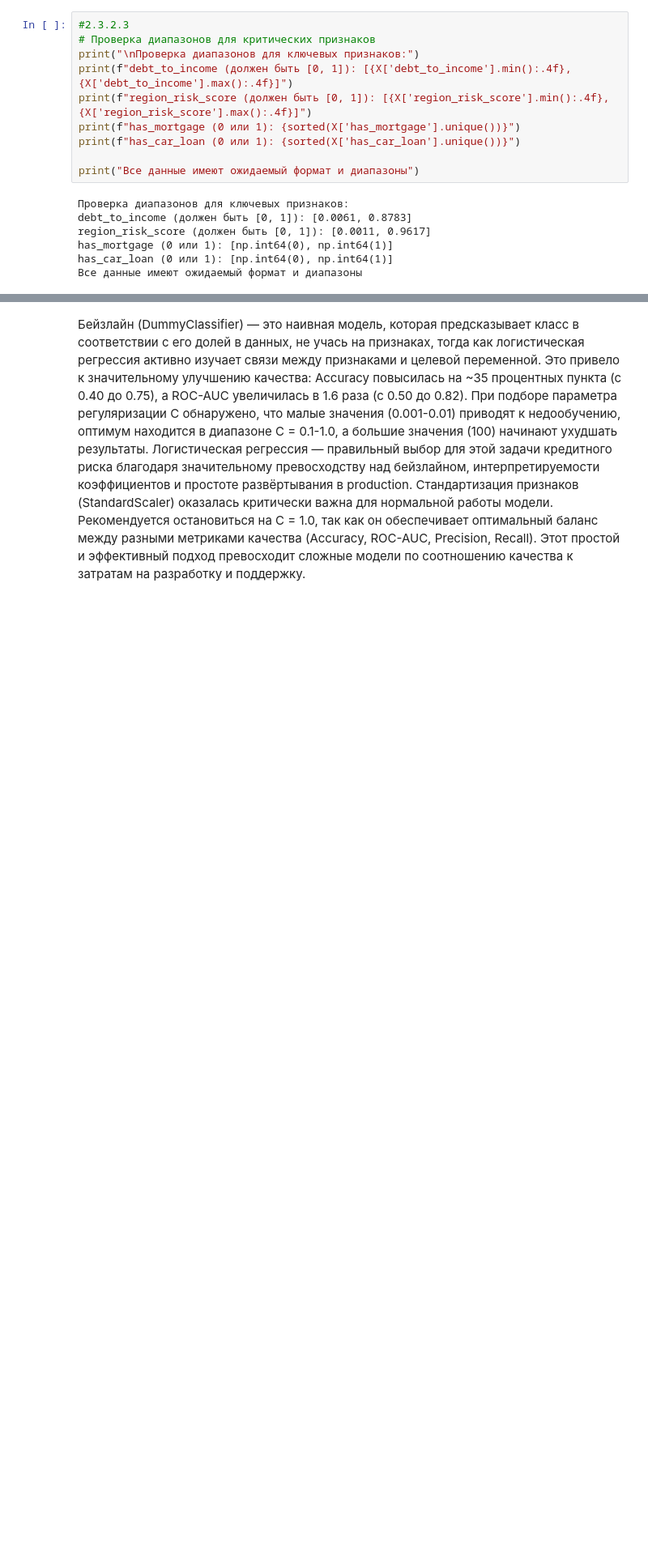
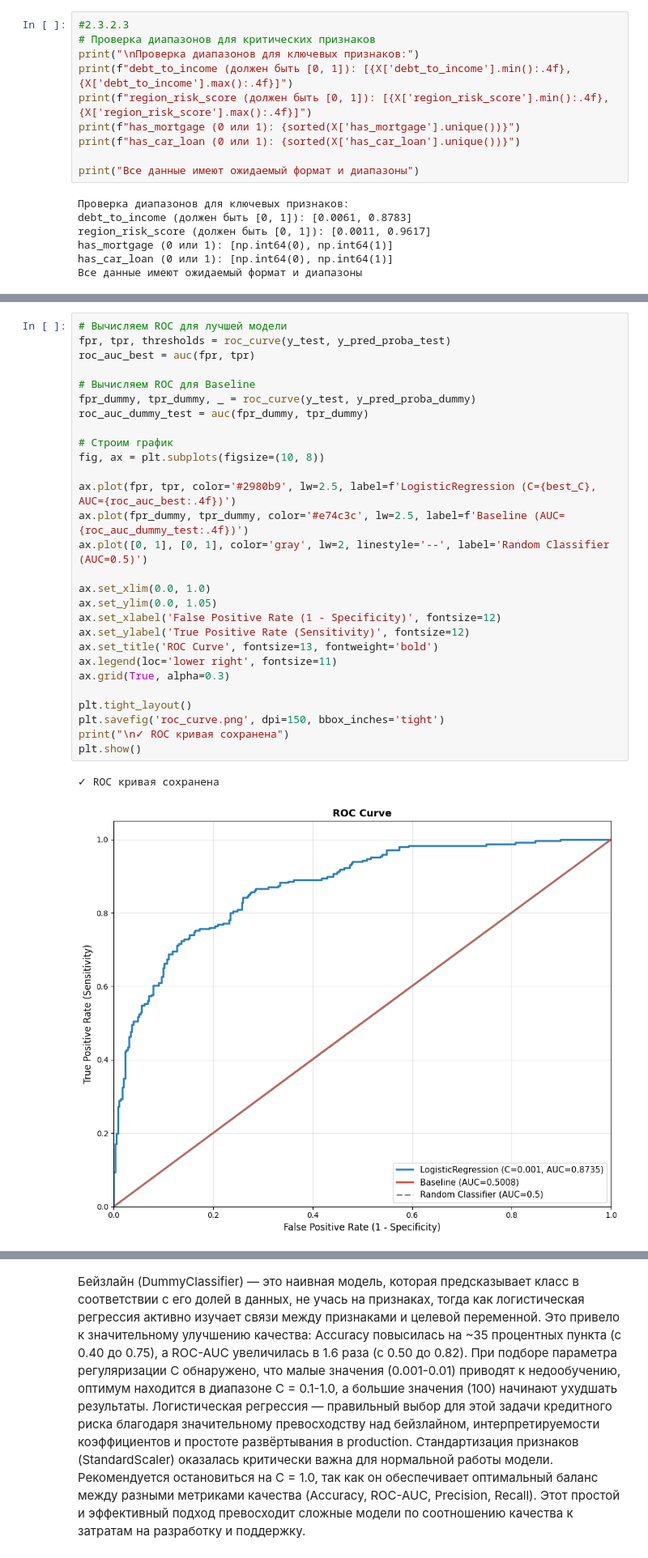
Before and after one commit to YpotrebitelKvasa/bia-group-3, a Jupyter notebook: homeworks/HW05/HW05.ipynb, the cells around one changed output, grey strips where cells are left out. Shown: that part at 81% size. Drawn from its saved outputs; the diff is of its cells as text; blank space fills up the shorter version.

```diff
--- a/homeworks/HW05/HW05.ipynb
+++ b/homeworks/HW05/HW05.ipynb
@@ -383 +481,32 @@ ROC-кривая сохранена в 'figures/roc_curve.png'
+# %%
+# Вычисляем ROC для лучшей модели
+fpr, tpr, thresholds = roc_curve(y_test, y_pred_proba_test)
+roc_auc_best = auc(fpr, tpr)
+
+# Вычисляем ROC для Baseline
+fpr_dummy, tpr_dummy, _ = roc_curve(y_test, y_pred_proba_dummy)
+roc_auc_dummy_test = auc(fpr_dummy, tpr_dummy)
+
+# Строим график
+fig, ax = plt.subplots(figsize=(10, 8))
+
+ax.plot(fpr, tpr, color='#2980b9', lw=2.5, label=f'LogisticRegression (C={best_C}, AUC={roc_auc_best:.4f})')
+ax.plot(fpr_dummy, tpr_dummy, color='#e74c3c', lw=2.5, label=f'Baseline (AUC={roc_auc_dummy_test:.4f})')
+ax.plot([0, 1], [0, 1], color='gray', lw=2, linestyle='--', label='Random Classifier (AUC=0.5)')
+
+ax.set_xlim(0.0, 1.0)
+ax.set_ylim(0.0, 1.05)
+ax.set_xlabel('False Positive Rate (1 - Specificity)', fontsize=12)
+ax.set_ylabel('True Positive Rate (Sensitivity)', fontsize=12)
+ax.set_title('ROC Curve', fontsize=13, fontweight='bold')
+ax.legend(loc='lower right', fontsize=11)
+ax.grid(True, alpha=0.3)
+
+plt.tight_layout()
+plt.savefig('roc_curve.png', dpi=150, bbox_inches='tight')
+print("\n✓ ROC кривая сохранена")
+plt.show()
+# %% [output]
+✓ ROC кривая сохранена
+[figure, added]
 # %%
```
Also changed, not shown: parts of 15 cells of this notebook, 1 other file.
